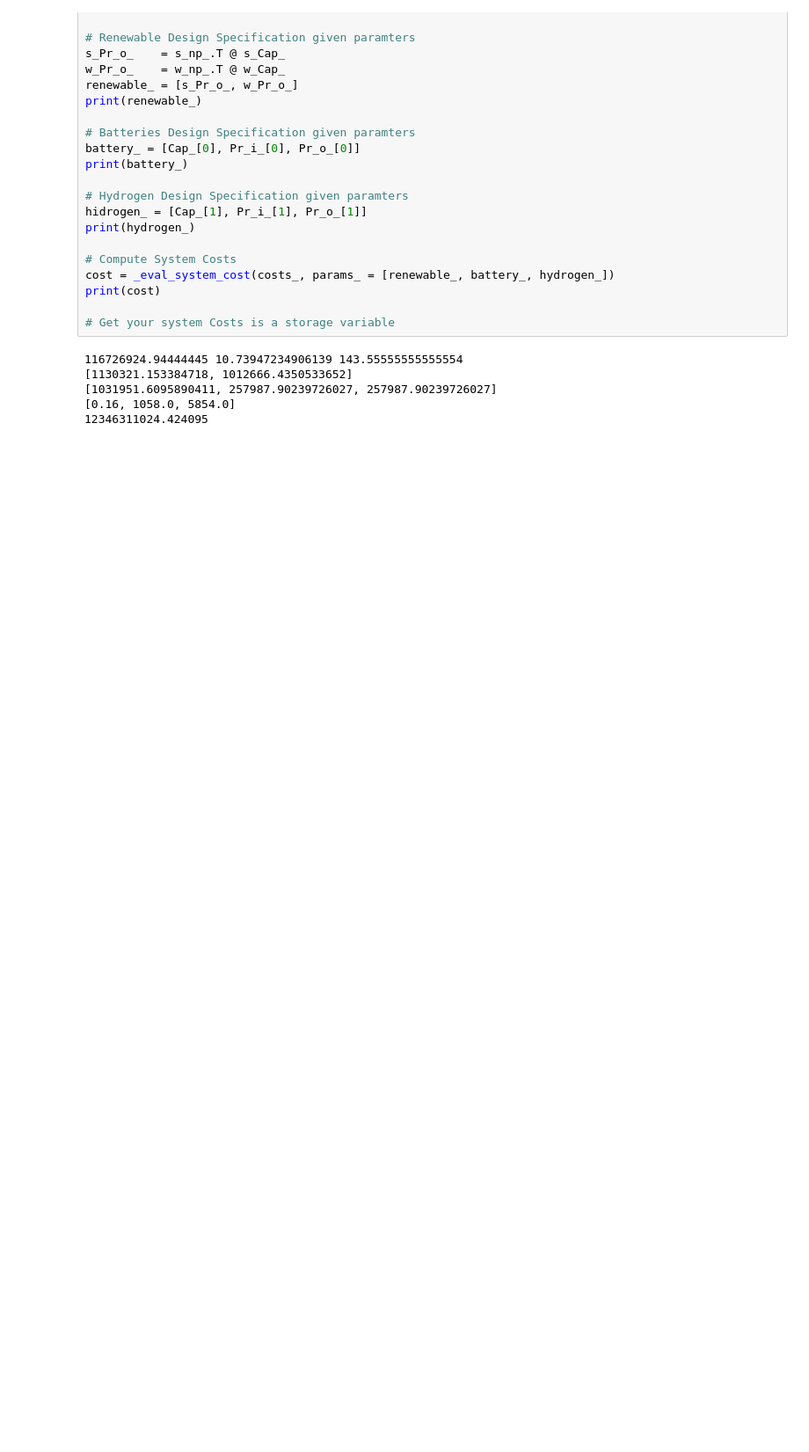
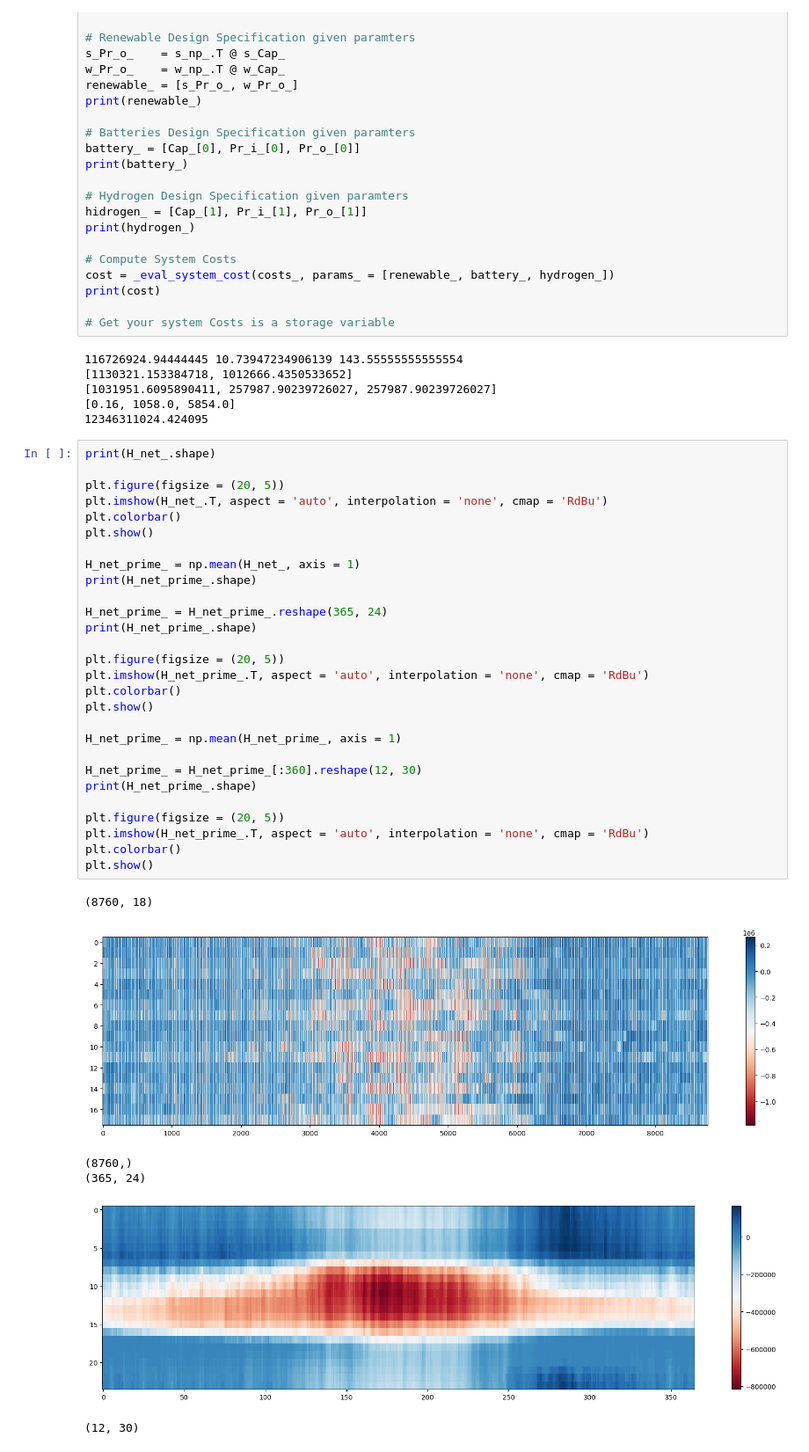
Before and after one commit to DLopez03/India_power, a Jupyter notebook: india_simulation_LOLE.ipynb, the cells around one changed output. Shown at 88% size. Cells and saved outputs as stored; diff of their text form; blank space fills up the shorter version.

```diff
--- a/india_simulation_LOLE.ipynb
+++ b/india_simulation_LOLE.ipynb
@@ -432,3 +432,38 @@ print(cost)
 [1031951.6095890411, 257987.90239726027, 257987.90239726027]
 [0.16, 1058.0, 5854.0]
 12346311024.424095
+# %%
+print(H_net_.shape)
+
+plt.figure(figsize = (20, 5))
+plt.imshow(H_net_.T, aspect = 'auto', interpolation = 'none', cmap = 'RdBu')
+plt.colorbar()
+plt.show()
+
+H_net_prime_ = np.mean(H_net_, axis = 1)
+print(H_net_prime_.shape)
+
+H_net_prime_ = H_net_prime_.reshape(365, 24)
+print(H_net_prime_.shape)
+
+plt.figure(figsize = (20, 5))
+plt.imshow(H_net_prime_.T, aspect = 'auto', interpolation = 'none', cmap = 'RdBu')
+plt.colorbar()
+plt.show()
+
+H_net_prime_ = np.mean(H_net_prime_, axis = 1)
+
+H_net_prime_ = H_net_prime_[:360].reshape(12, 30)
+print(H_net_prime_.shape)
+
+plt.figure(figsize = (20, 5))
+plt.imshow(H_net_prime_.T, aspect = 'auto', interpolation = 'none', cmap = 'RdBu')
+plt.colorbar()
+plt.show()
+# %% [output]
+(8760, 18)
+[figure, added]
+(8760,)
+(365, 24)
+[figure, added]
+(12, 30)
```
Also changed, not shown: parts of 2 cells of this notebook.
